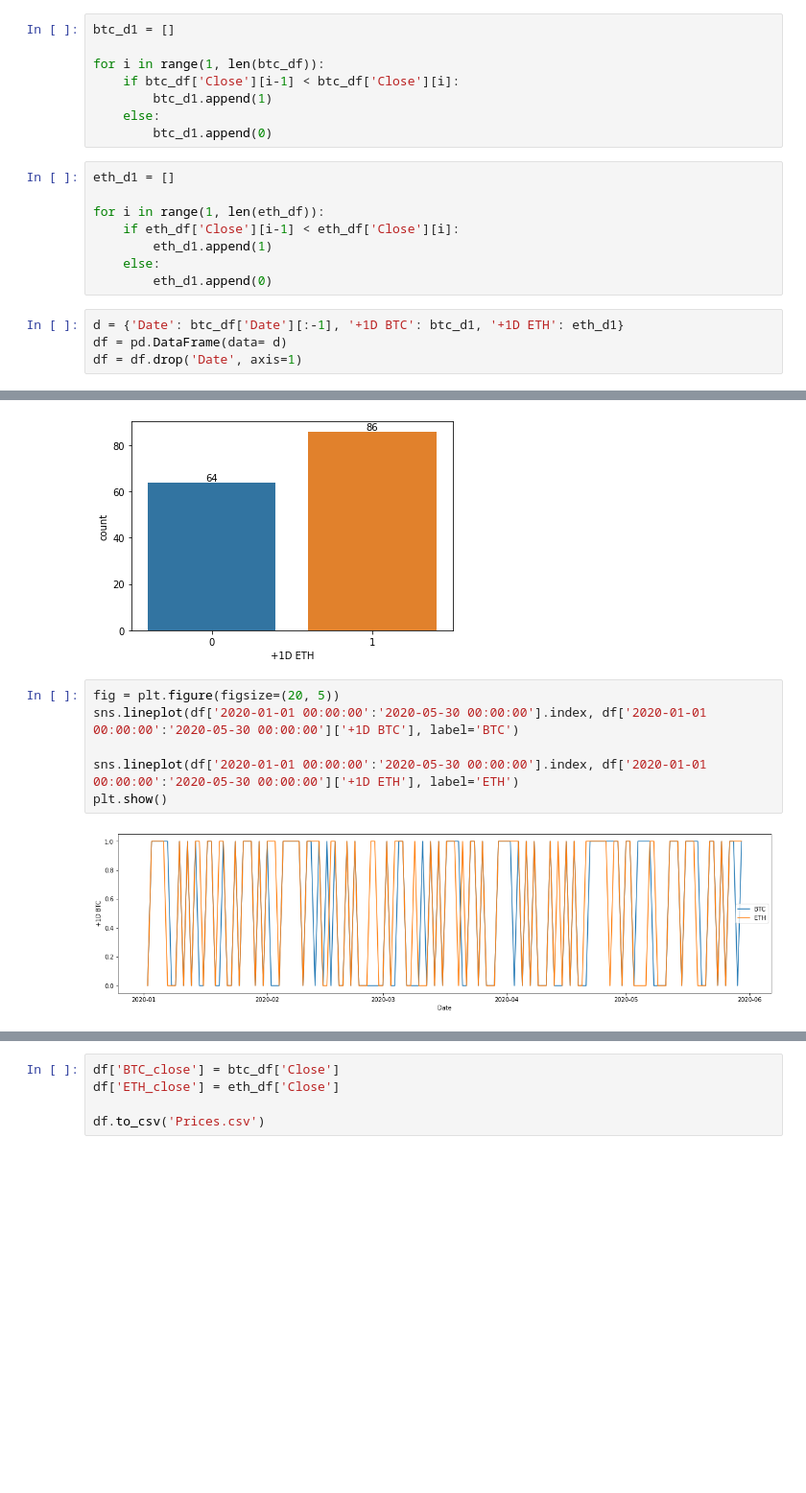
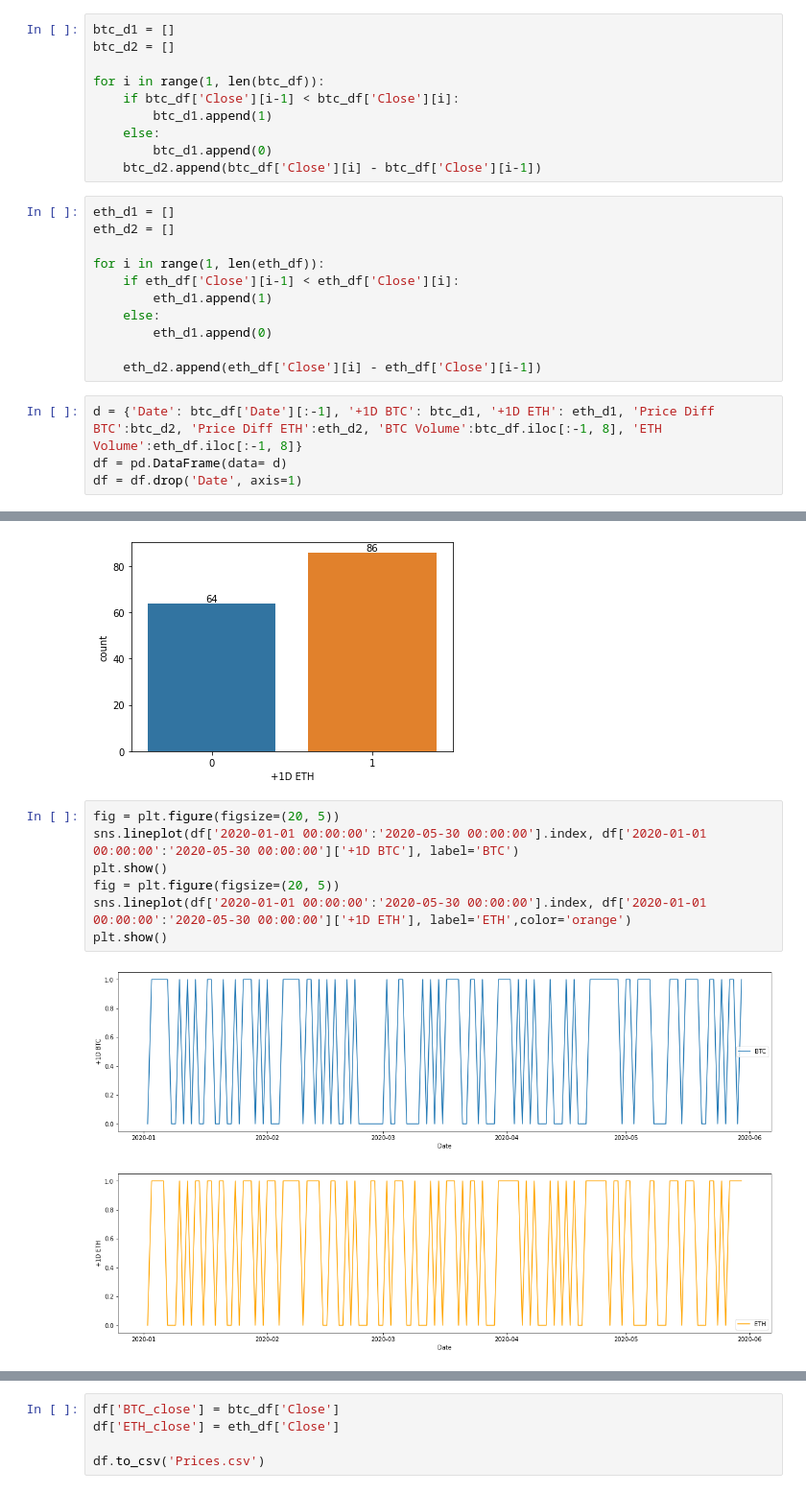
Before and after one commit to Alvanzah/Pemodelan, a Jupyter notebook: Crypto_Price.ipynb, the cells around one changed output, grey strips where cells are left out. Shown at 96% size. Drawn from its saved outputs; the diff is of its cells as text; blank space fills up the shorter version.

```diff
--- a/Crypto_Price.ipynb
+++ b/Crypto_Price.ipynb
@@ -288,22 +216,27 @@ Critical Values:
 btc_df = btc_df.loc['20150808235959':]
 # %%
 btc_d1 = []
+btc_d2 = []
 
 for i in range(1, len(btc_df)):
     if btc_df['Close'][i-1] < btc_df['Close'][i]:
         btc_d1.append(1)
     else:
         btc_d1.append(0)
+    btc_d2.append(btc_df['Close'][i] - btc_df['Close'][i-1])
 # %%
 eth_d1 = []
+eth_d2 = []
 
 for i in range(1, len(eth_df)):
     if eth_df['Close'][i-1] < eth_df['Close'][i]:
         eth_d1.append(1)
     else:
         eth_d1.append(0)
+
+    eth_d2.append(eth_df['Close'][i] - eth_df['Close'][i-1])
 # %%
-d = {'Date': btc_df['Date'][:-1], '+1D BTC': btc_d1, '+1D ETH': eth_d1}
+d = {'Date': btc_df['Date'][:-1], '+1D BTC': btc_d1, '+1D ETH': eth_d1, 'Price Diff BTC':btc_d2, 'Price Diff ETH':eth_d2, 'BTC Volume':btc_df.iloc[:-1, 8], 'ETH Volume':eth_df.iloc[:-1, 8]}
 df = pd.DataFrame(data= d)
 df = df.drop('Date', axis=1)
 # %%
@@ -321,8 +254,10 @@ plt.show()
 # %%
 fig = plt.figure(figsize=(20, 5))
 sns.lineplot(df['2020-01-01 00:00:00':'2020-05-30 00:00:00'].index, df['2020-01-01 00:00:00':'2020-05-30 00:00:00']['+1D BTC'], label='BTC')
-
-sns.lineplot(df['2020-01-01 00:00:00':'2020-05-30 00:00:00'].index, df['2020-01-01 00:00:00':'2020-05-30 00:00:00']['+1D ETH'], label='ETH')
 plt.show()
+fig = plt.figure(figsize=(20, 5))
+sns.lineplot(df['2020-01-01 00:00:00':'2020-05-30 00:00:00'].index, df['2020-01-01 00:00:00':'2020-05-30 00:00:00']['+1D ETH'], label='ETH',color='orange')
+plt.show()
 # %% [output]
-[figure, old version]
+[figure, new version]
+[figure, added]
```
Also changed, not shown: parts of 9 cells of this notebook, 4 other files.
